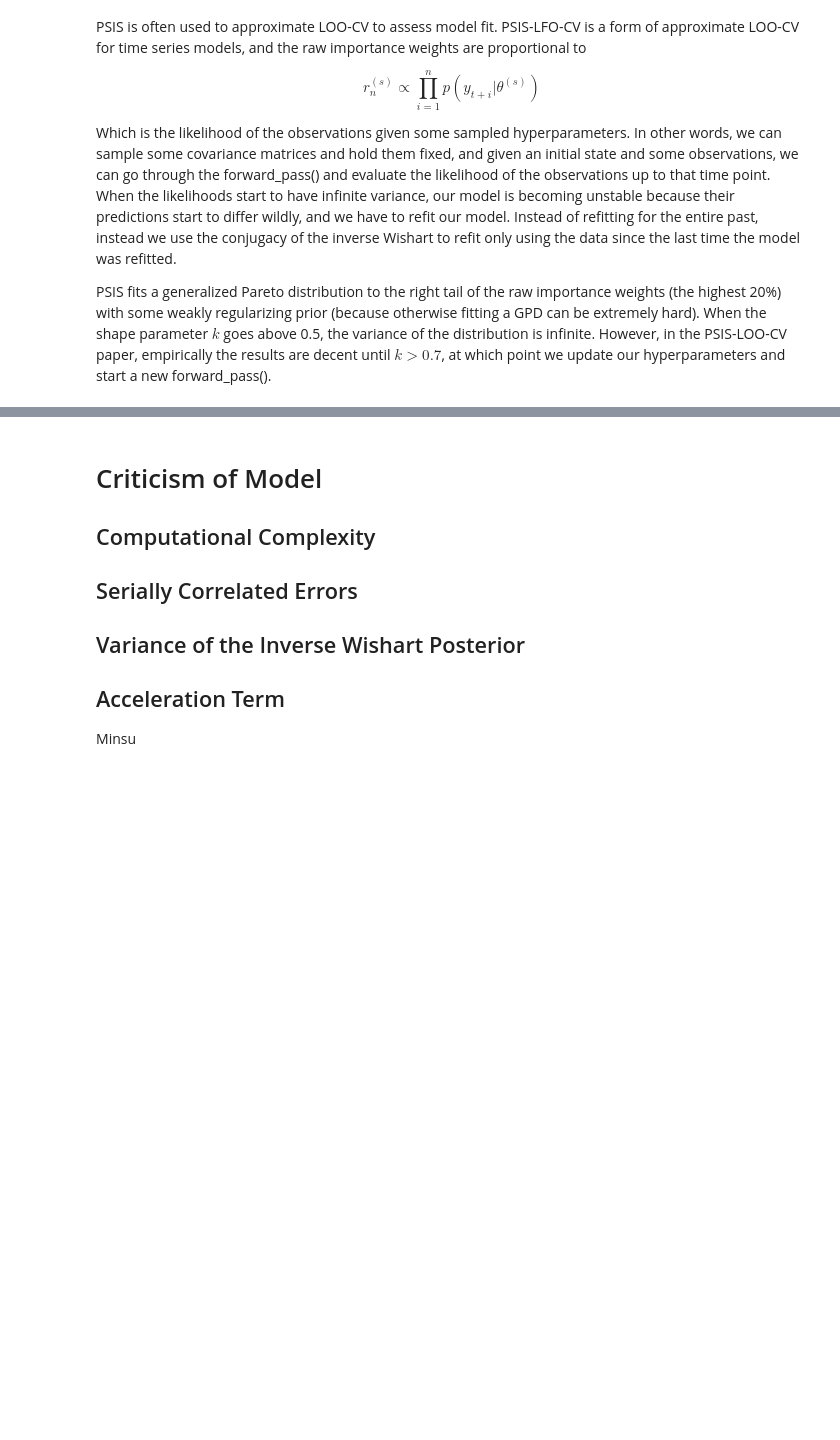
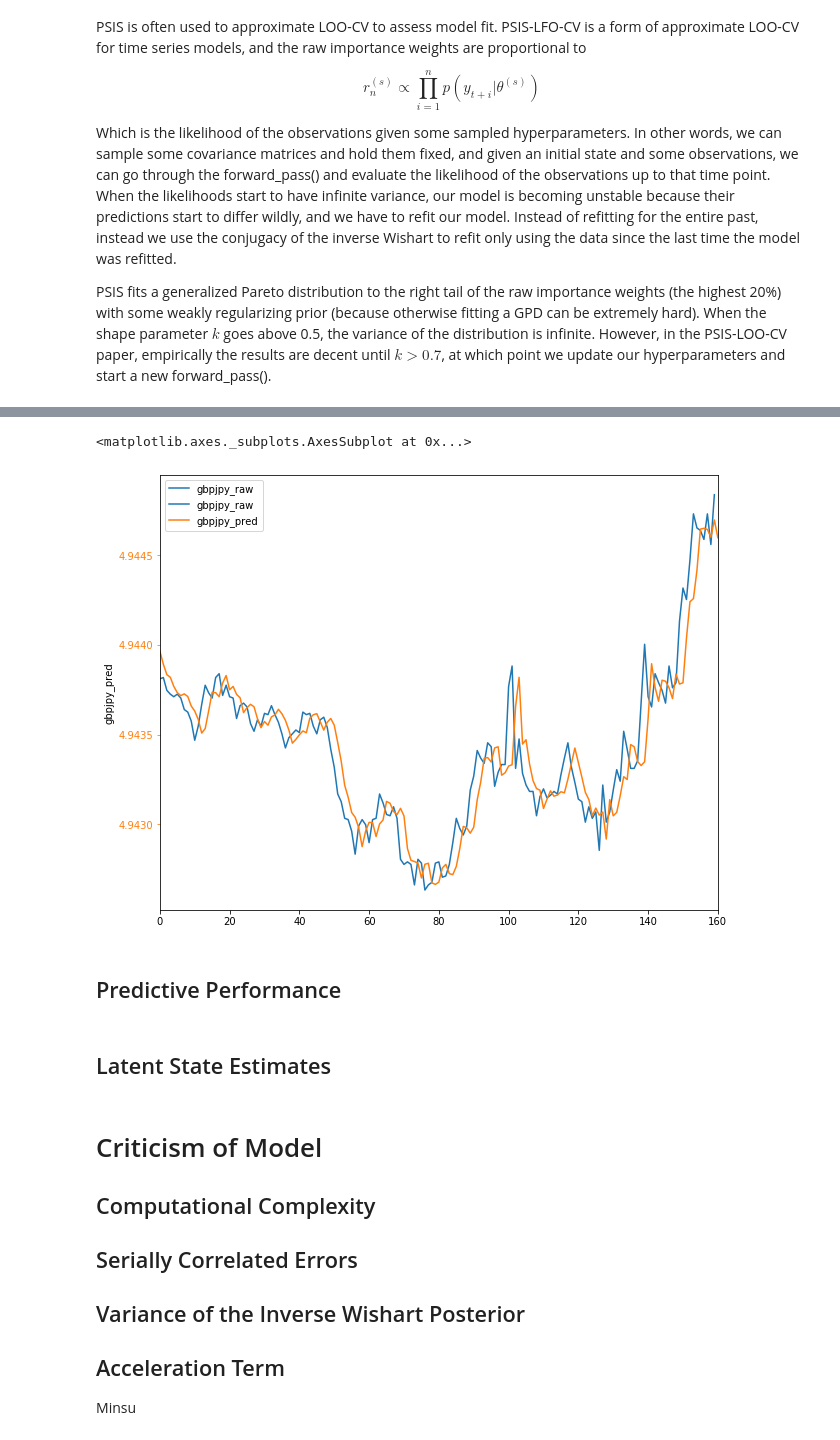
Before and after one commit to my2582/mlpp, a Jupyter notebook: Report.ipynb, the cells around one changed output, grey strips where cells are left out. Saved outputs shown, nothing was run; the diff lists cells and outputs as text; code cells hidden in the pictures; blank space fills up the shorter version.

```diff
--- a/Report.ipynb
+++ b/Report.ipynb
@@ -177,3 +251,43 @@ Ok, first of all, the model will not run when the dimensions are too high. While
+# %%
+check_smoother_init = kalman_smoother(
+    data=df.loc[19499:19998, :],
+    emit_mat=emit_mat,
+    prior_state=np.array([0, 0, 0], dtype=np.float64),
+    post_covar=10*np.identity(emit_mat.shape[0], dtype=np.float64),
+    prior_proc_df=10,
+    prior_proc_scale=10*0.1*np.identity(emit_mat.shape[0], dtype=np.float64),
+    prior_meas_df=10,
+    prior_meas_scale=10*0.1*np.identity(emit_mat.shape[0], dtype=np.float64)
+)
+# %%
+check_akf = adaptive_kalman_filter(
+    data=df.loc[19999:20198, :],
+    emit_mat=emit_mat,
+    burn_in=0,
+    prior_state=check_smoother_init['states'][-1, 1:-1].astype(np.float64),
+    prior_covar=check_smoother_init['post_covar'],
+    innovation_covar=check_smoother_init['innovation_covar'],
+    prior_proc_df=check_smoother_init['post_proc_df'],
+    prior_proc_scale=check_smoother_init['post_proc_scale'],
+    prior_meas_df=check_smoother_init['post_meas_df'],
+    prior_meas_scale=check_smoother_init['post_meas_scale']
+)
+# %%
+input_data = check_akf['input_data'].iloc[:,:-1]
+input_data.iloc[:,1:] = input_data.iloc[:,1:]/100
+predictions = pd.DataFrame(check_akf['predicted_meas'], columns=['timestamp'] + ccy_list + ['timegap'])
+predictions.iloc[:,1:-1] =predictions.iloc[:,1:-1]/100
+plot_df = pd.merge(how='inner',left=input_data, right=predictions, on='timestamp', suffixes=('_raw', '_pred'))
+gbpjpy_dict = {'gbpjpy_raw':plot_df.loc[:,'gbpjpy_raw'].shift(-1), 'gbpjpy_pred':plot_df.loc[:,'gbpjpy_pred']}
+# %%
+plot_multi(pd.DataFrame(gbpjpy_dict), figsize=(10, 8))
+# %% [output]
+<matplotlib.axes._subplots.AxesSubplot at 0x...>
+[figure, added]
+# %% [markdown]
+## Predictive Performance
+# %% [markdown]
+## Latent State Estimates
 # %% [markdown]
 # Criticism of Model
 
```
Also changed, not shown: parts of 17 cells of this notebook, 5 other files.
